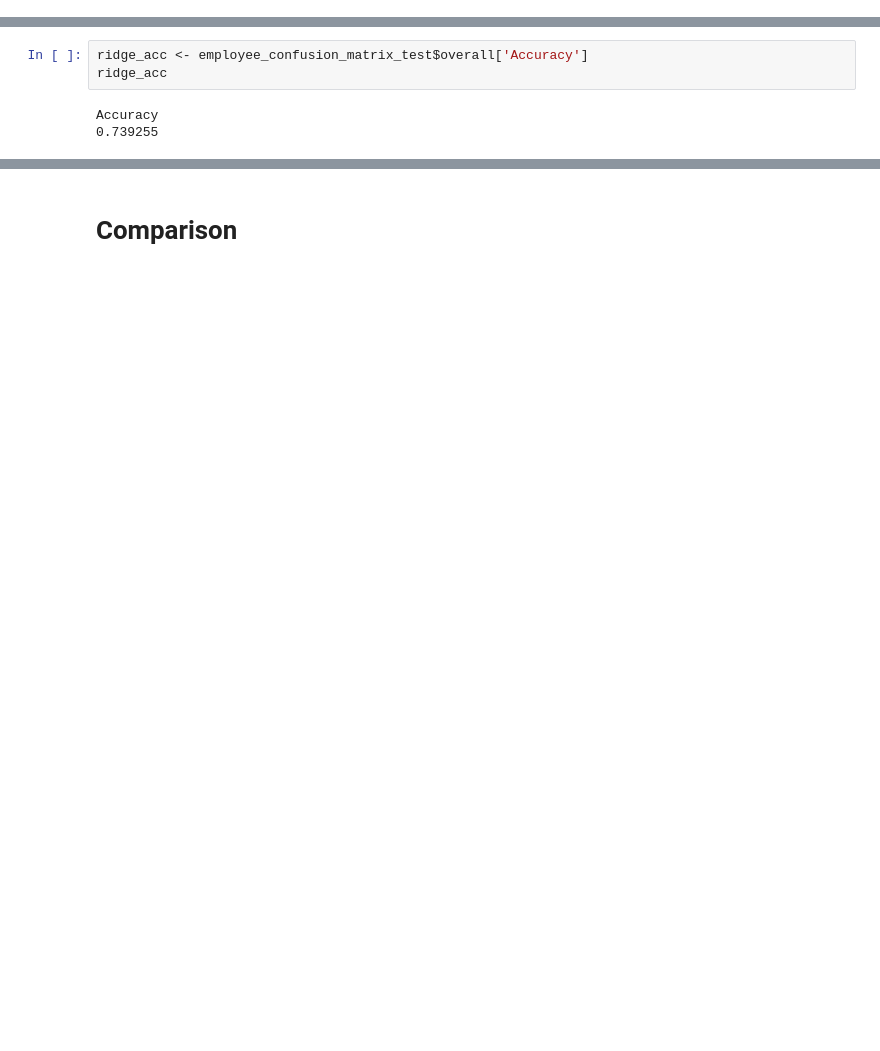
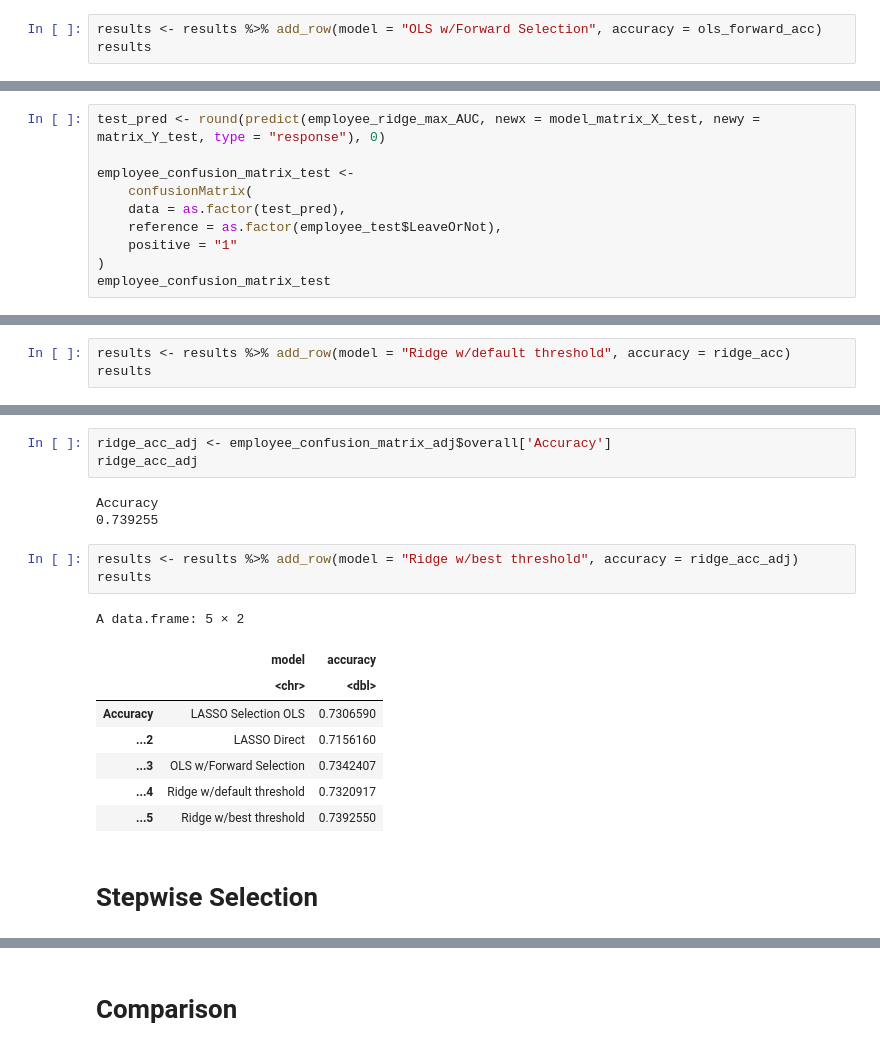
Before and after one commit to HaoyuYou/Stat-301-Project, a Jupyter notebook: model_comparison.ipynb, the cells around one changed output, grey strips where cells are left out. Saved outputs shown, nothing was run; the diff lists cells and outputs as text; blank space fills up the shorter version.

```diff
--- a/model_comparison.ipynb
+++ b/model_comparison.ipynb
@@ -417,3 +522,6 @@ ols_forward_acc
 # %% [output]
  Accuracy
 0.7342407
+# %%
+results <- results %>% add_row(model = "OLS w/Forward Selection", accuracy = ols_forward_acc)
+results
@@ -554,0 +662,10 @@ matrix_Y_test <-
+# %%
+test_pred <- round(predict(employee_ridge_max_AUC, newx = model_matrix_X_test, newy = matrix_Y_test, type = "response"), 0)
+
+employee_confusion_matrix_test <-
+    confusionMatrix(
+    data = as.factor(test_pred),
+    reference = as.factor(employee_test$LeaveOrNot),
+    positive = "1"
+)
+employee_confusion_matrix_test
@@ -554,0 +696,3 @@ matrix_Y_test <-
+# %%
+results <- results %>% add_row(model = "Ridge w/default threshold", accuracy = ridge_acc)
+results
@@ -611,6 +735,20 @@ Prediction   0   1
 # %%
-ridge_acc <- employee_confusion_matrix_test$overall['Accuracy']
-ridge_acc
+ridge_acc_adj <- employee_confusion_matrix_adj$overall['Accuracy']
+ridge_acc_adj
 # %% [output]
 Accuracy
 0.739255
+# %%
+results <- results %>% add_row(model = "Ridge w/best threshold", accuracy = ridge_acc_adj)
+results
+# %% [output]
+A data.frame: 5 × 2
+|  | model | accuracy |
+|  | <chr> | <dbl> |
+| Accuracy | LASSO Selection OLS | 0.7306590 |
+| ...2 | LASSO Direct | 0.7156160 |
+| ...3 | OLS w/Forward Selection | 0.7342407 |
+| ...4 | Ridge w/default threshold | 0.7320917 |
+| ...5 | Ridge w/best threshold | 0.7392550 |
+# %% [markdown]
+# Stepwise Selection
```
Also changed, not shown: parts of 28 cells of this notebook.
